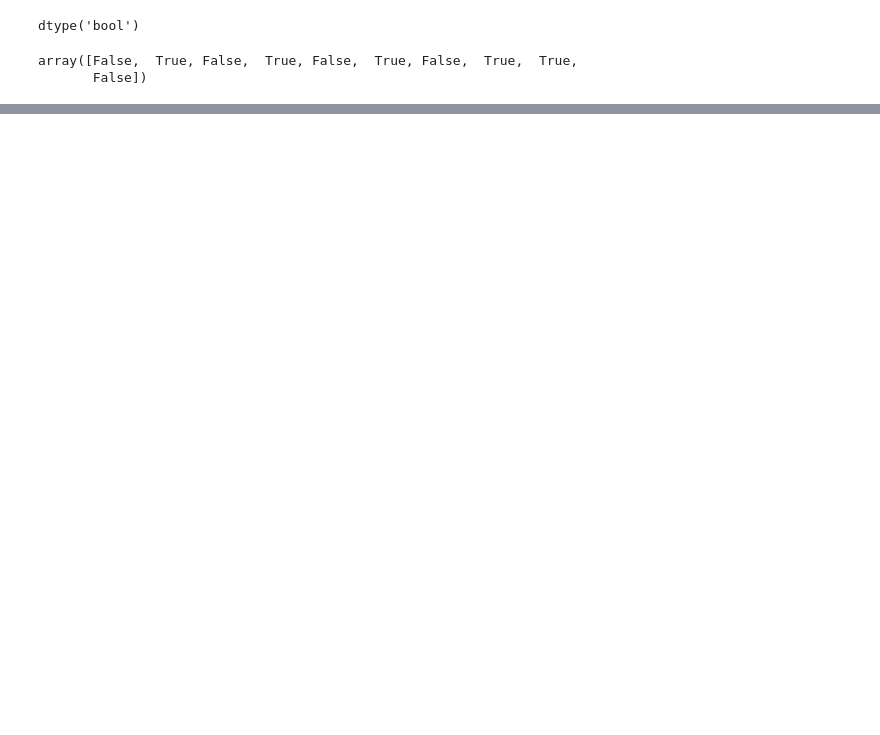
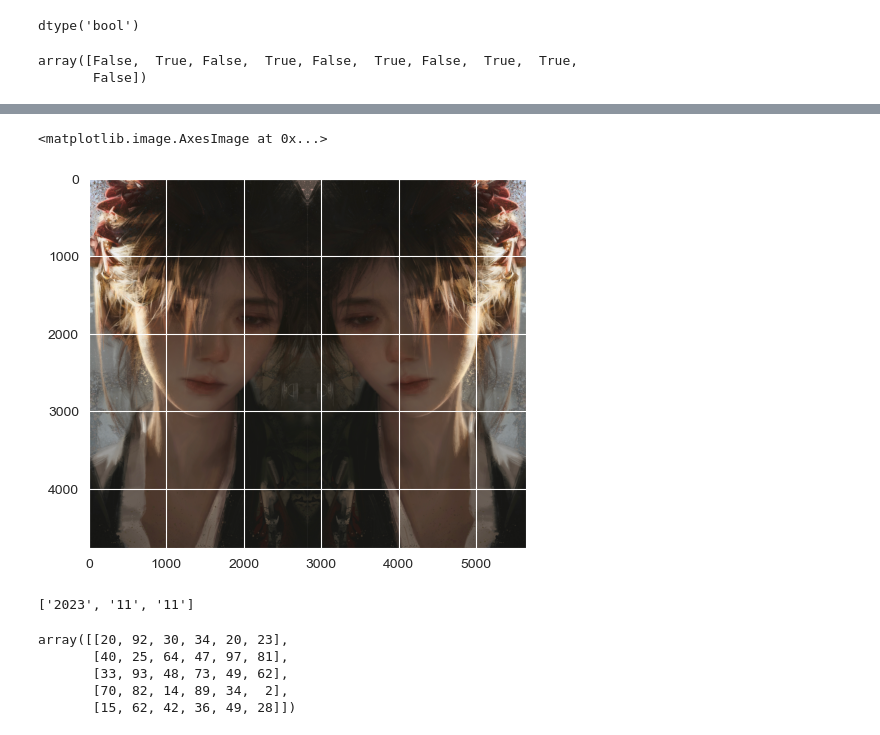
Before and after one commit to esir-indv/Pandas-Matplotlib, a Jupyter notebook: ndarray.ipynb, the cells around one changed output, grey strips where cells are left out. Drawn from its saved outputs; the diff is of its cells as text; code cells hidden in the pictures; blank space fills up the shorter version.

Commit message:
numpy,DataFrame

```diff
--- a/ndarray.ipynb
+++ b/ndarray.ipynb
@@ -29,0 +84,22 @@ juq 429
+# %%
+# 左右翻转，行不动，列翻转
+data = np.concatenate((girl[:,::-1],girl),axis=1)
+plt.imshow(data)
+# %% [output]
+<matplotlib.image.AxesImage at 0x...>
+[figure, added]
+# %%
+ # 切分
+"2023-11-11".split("-")
+# %% [output]
+['2023', '11', '11']
+# %%
+#
+array5 = np.random.randint(0,100,size=(5,6))
+array5
+# %% [output]
+array([[20, 92, 30, 34, 20, 23],
+       [40, 25, 64, 47, 97, 81],
+       [33, 93, 48, 73, 49, 62],
+       [70, 82, 14, 89, 34,  2],
+       [15, 62, 42, 36, 49, 28]])
```
Also changed, not shown: parts of 11 cells of this notebook, 2 other files.
